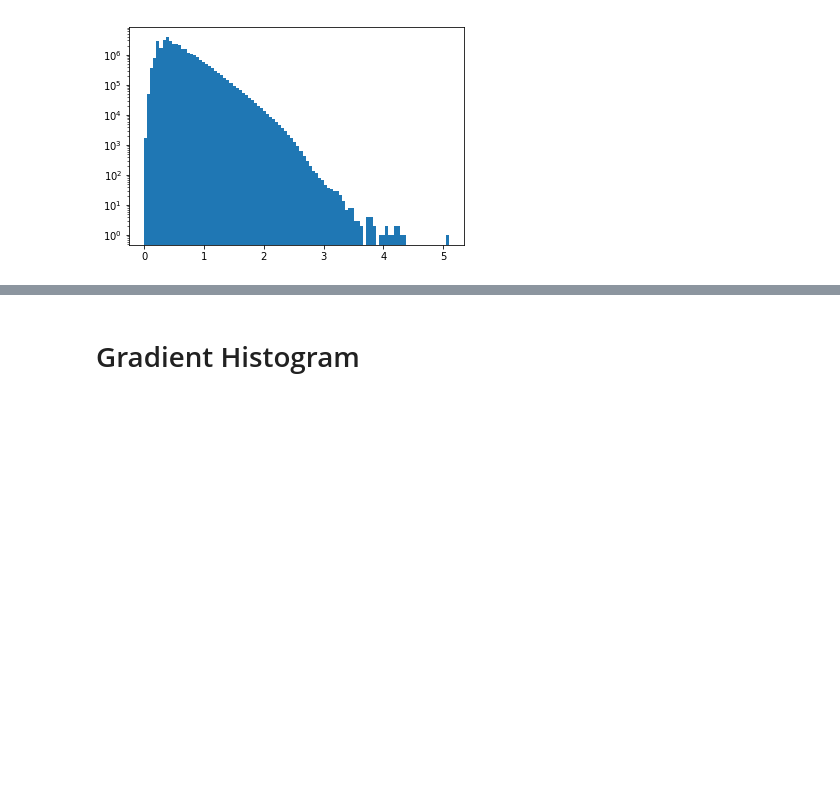
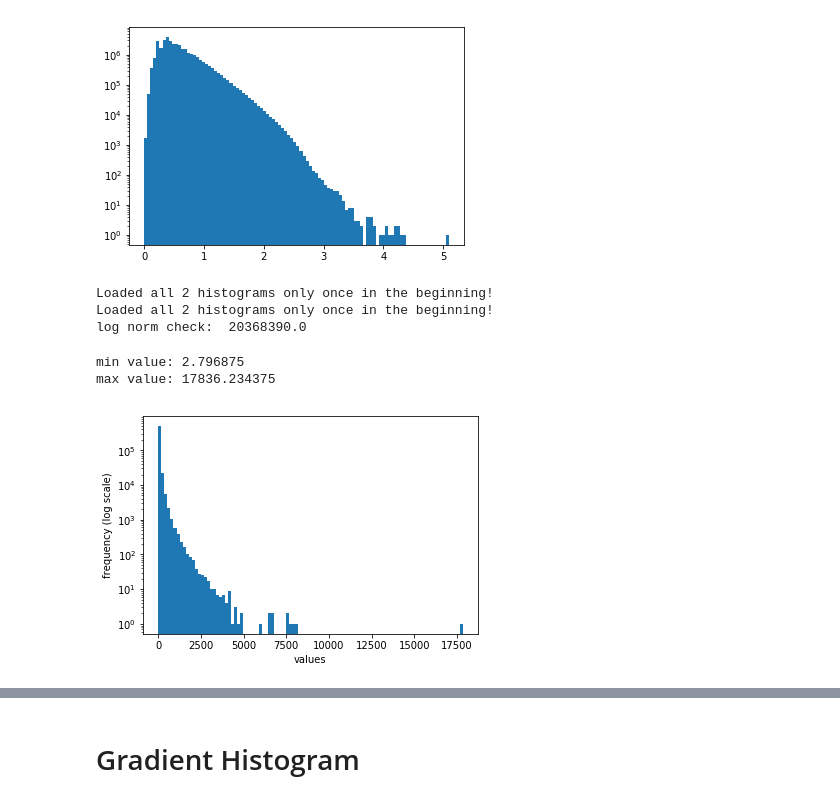
Before and after one commit to sankiteth/ThesisNotebooks, a Jupyter notebook: VisData.ipynb, the cells around one changed output, grey strips where cells are left out. Saved outputs shown, nothing was run; the diff lists cells and outputs as text; code cells hidden in the pictures; blank space fills up the shorter version.

```diff
--- a/VisData.ipynb
+++ b/VisData.ipynb
@@ -87,3 +87,26 @@ log
 min: 0.0
 max: 5.092451095581055
 [figure]
+# %%
+dataset = data.load.load_dataset_file(spix=64, resolution=256,Mpch=350, scaling=4, augmentation=False, shuffle=False, forward_map=None, patch=False, is_3d=True)
+X = dataset.get_all_data().flatten()
+
+dataset_ln = data.load.load_dataset_file(spix=64, resolution=256,Mpch=350, scaling=4, augmentation=False, shuffle=False, forward_map=ln_fwd, patch=False, is_3d=True)
+X_ln = dataset_ln.get_all_data().flatten()
+print("log norm check: ", np.sum( np.abs( ln_bkd(X_ln) - X) ) )
+# %% [output]
+Loaded all 2 histograms only once in the beginning!
+Loaded all 2 histograms only once in the beginning!
+log norm check:  20368390.0
+# %%
+plt.hist(X, 100)
+#print("original")
+print('min value: {}'.format(np.min(X)))
+print('max value: {}'.format(np.max(X)))
+plt.xlabel('values')
+plt.ylabel('frequency (log scale)')
+plt.yscale('log')
+# %% [output]
+min value: 2.796875
+max value: 17836.234375
+[figure, added]
```
Also changed, not shown: parts of 2 cells of this notebook, 1 other file.
